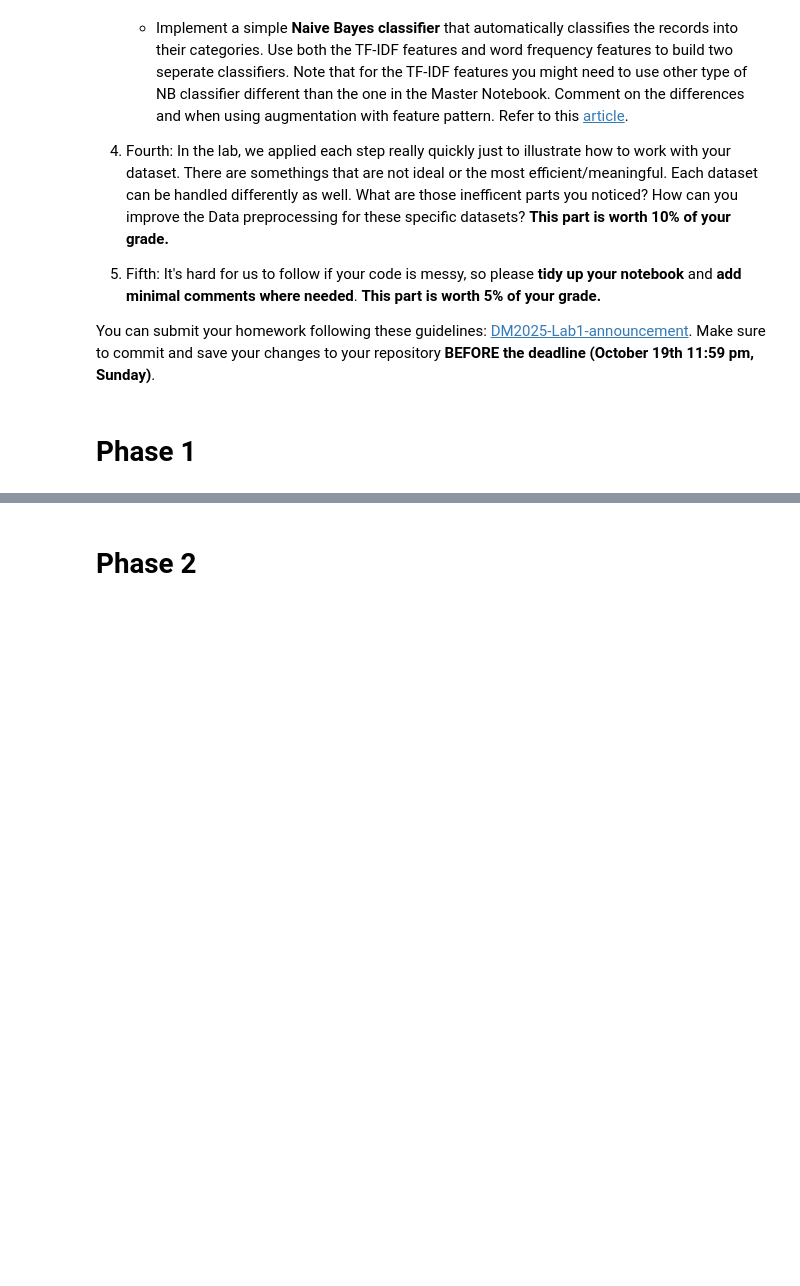
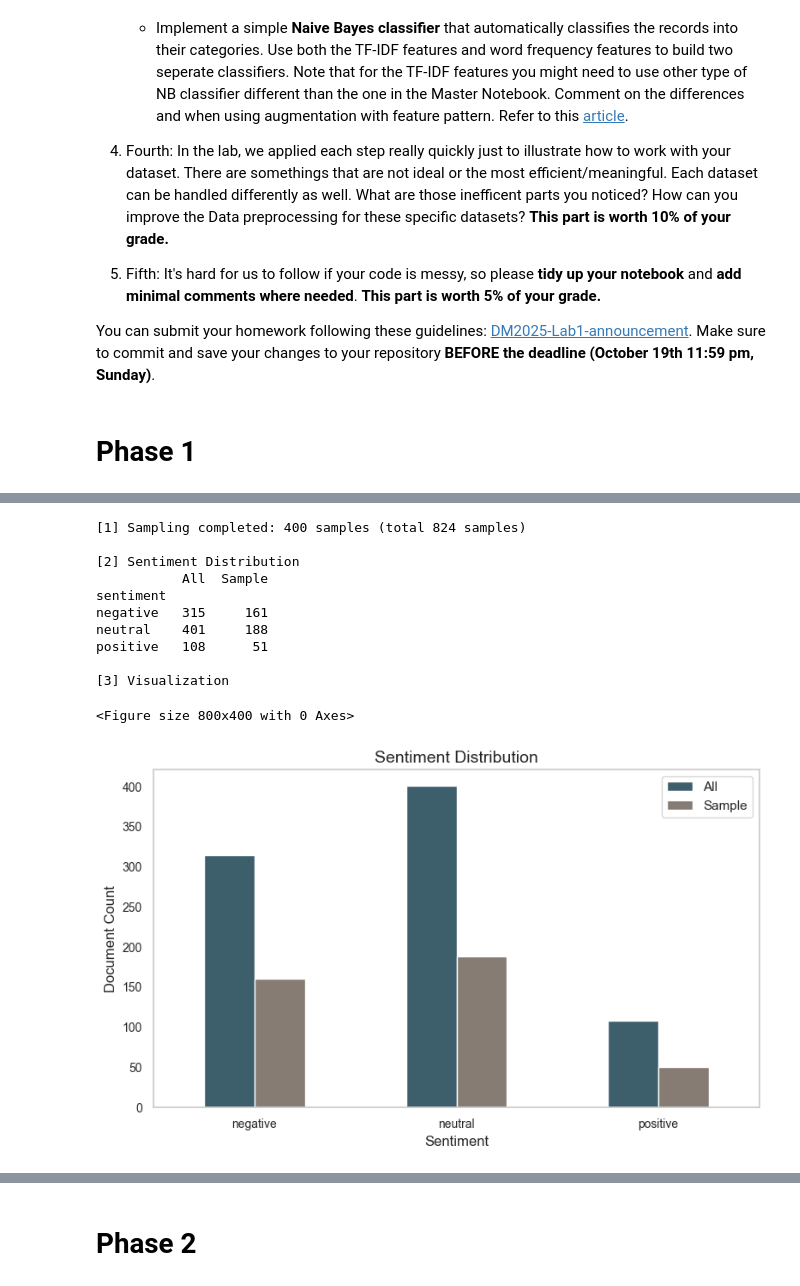
Before and after one commit to kunglin930111/DM2025-Lab1-Exercise, a Jupyter notebook: DM2025-Lab1-Homework.ipynb, the cells around one changed output, grey strips where cells are left out. Cells and saved outputs as stored; diff of their text form; code cells hidden in the pictures; blank space fills up the shorter version.

```diff
--- a/DM2025-Lab1-Homework.ipynb
+++ b/DM2025-Lab1-Homework.ipynb
@@ -245,0 +63,35 @@ Log-transformation is a useful method for evaluating word weights before applyin
+# %%
+# Environment Setup
+import sys
+from pathlib import Path
+import numpy as np
+import pandas as pd
+import matplotlib.pyplot as plt
+import plotly.express as px
+import seaborn as sns
+import nltk
+from sklearn.feature_extraction.text import CountVectorizer
+import helpers.data_mining_helpers as dmh
+
+# Plot Style
+plt.style.use("seaborn-v0_8-muted")
+sns.set_theme(style="whitegrid")
+plt.rcParams.update({
+    "figure.figsize": (8, 5),
+    "axes.titlesize": 14,
+    "axes.labelsize": 12,
+    "xtick.labelsize": 10,
+    "ytick.labelsize": 10,
+})
+
+# Helper Module Check
+helper_path = Path("helpers/data_mining_helpers.py")
+if not helper_path.exists():
+    sys.exit(f"Required helper module not found: {helper_path.resolve()}")
+
+# NLTK Resource Check
+for pkg in ("punkt", "punkt_tab"):
+    try:
+        nltk.data.find(f"tokenizers/{pkg}")
+    except LookupError:
+        nltk.download(pkg, quiet=True)
@@ -245,0 +327,3 @@ Log-transformation is a useful method for evaluating word weights before applyin
+# %%
+data_path = Path("newdataset/Reddit-stock-sentiment.csv")
+df_clean = load_and_clean_dataset(data_path)
@@ -245,0 +350,15 @@ Log-transformation is a useful method for evaluating word weights before applyin
+# %%
+df_sample = sample_and_visualize_sentiment(df_clean, sample_size=400, random_state=42)
+# %% [output]
+[1] Sampling completed: 400 samples (total 824 samples)
+
+[2] Sentiment Distribution
+           All  Sample
+sentiment
+negative   315     161
+neutral    401     188
+positive   108      51
+
+[3] Visualization
+<Figure size 800x400 with 0 Axes>
+[figure, added]
```
Also changed, not shown: parts of 29 cells of this notebook, 9 other files.
